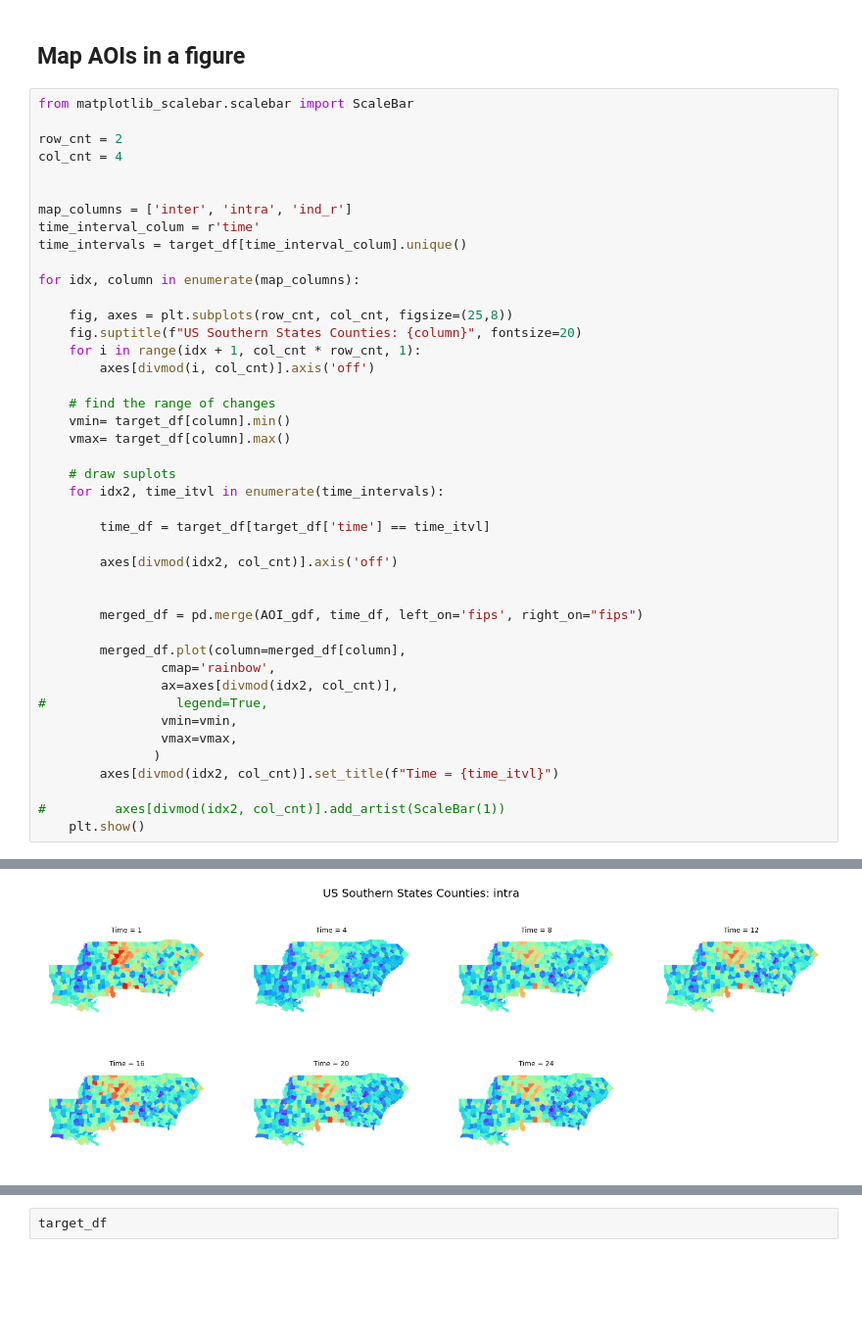
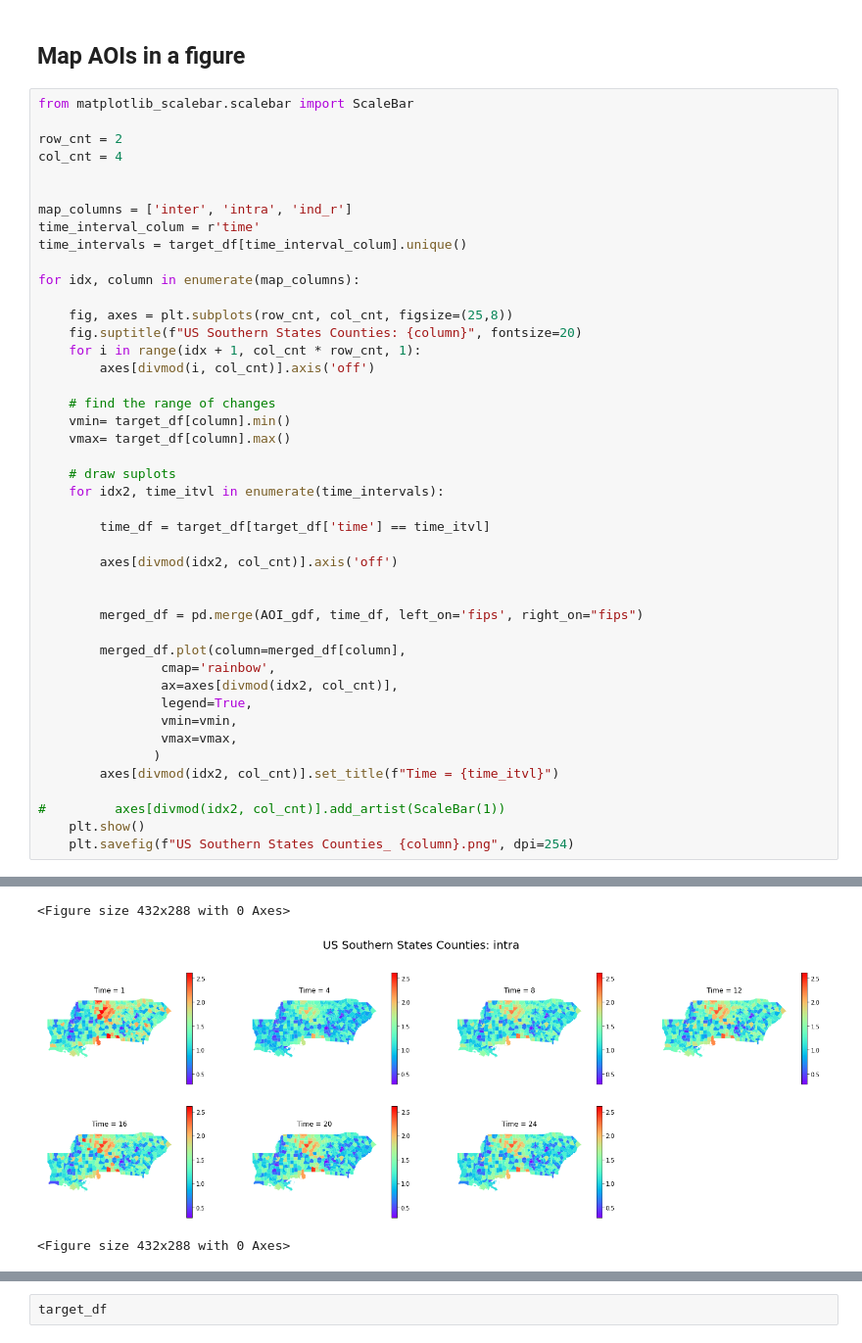
Before and after one commit to gladcolor/region_mapping, a Jupyter notebook: ODT_case_study_France.ipynb, the cells around one changed output, grey strips where cells are left out. Shown at 98% size. Drawn from its saved outputs; the diff is of its cells as text; blank space fills up the shorter version.

```diff
--- a/ODT_case_study_France.ipynb
+++ b/ODT_case_study_France.ipynb
@@ -99,7 +99,7 @@ for idx, column in enumerate(map_columns):
         merged_df.plot(column=merged_df[column],
                 cmap='rainbow',
                 ax=axes[divmod(idx2, col_cnt)],
-#                 legend=True,
+                legend=True,
                 vmin=vmin,
                 vmax=vmax,
                )
@@ -107,4 +107,5 @@ for idx, column in enumerate(map_columns):
 
 #         axes[divmod(idx2, col_cnt)].add_artist(ScaleBar(1))
     plt.show()
+    plt.savefig(f"US Southern States Counties_ {column}.png", dpi=254)
 # %% [output]
@@ -112 +113,3 @@ for idx, column in enumerate(map_columns):
+<Figure size 432x288 with 0 Axes>
-[figure, old version]
+[figure, new version]
+<Figure size 432x288 with 0 Axes>
```
Also changed, not shown: parts of 1 cell of this notebook, 4 other files.
